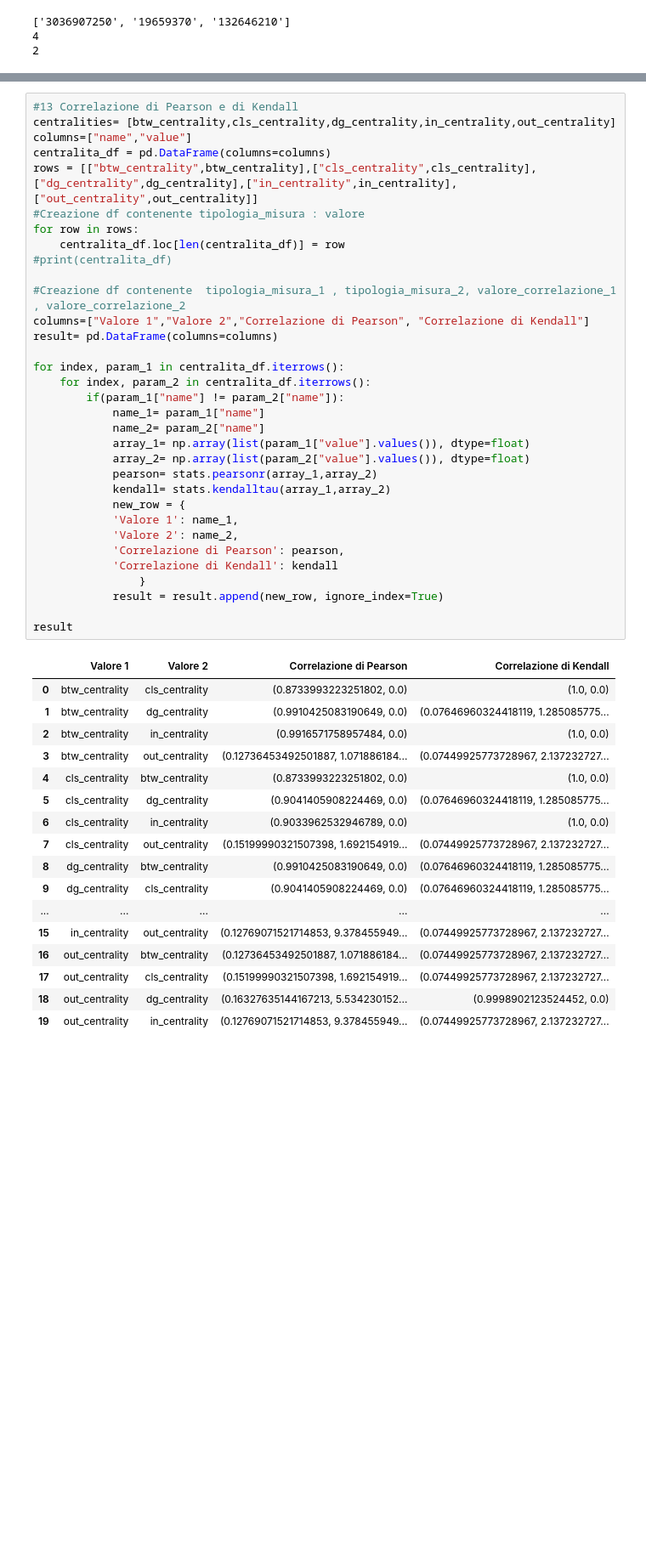
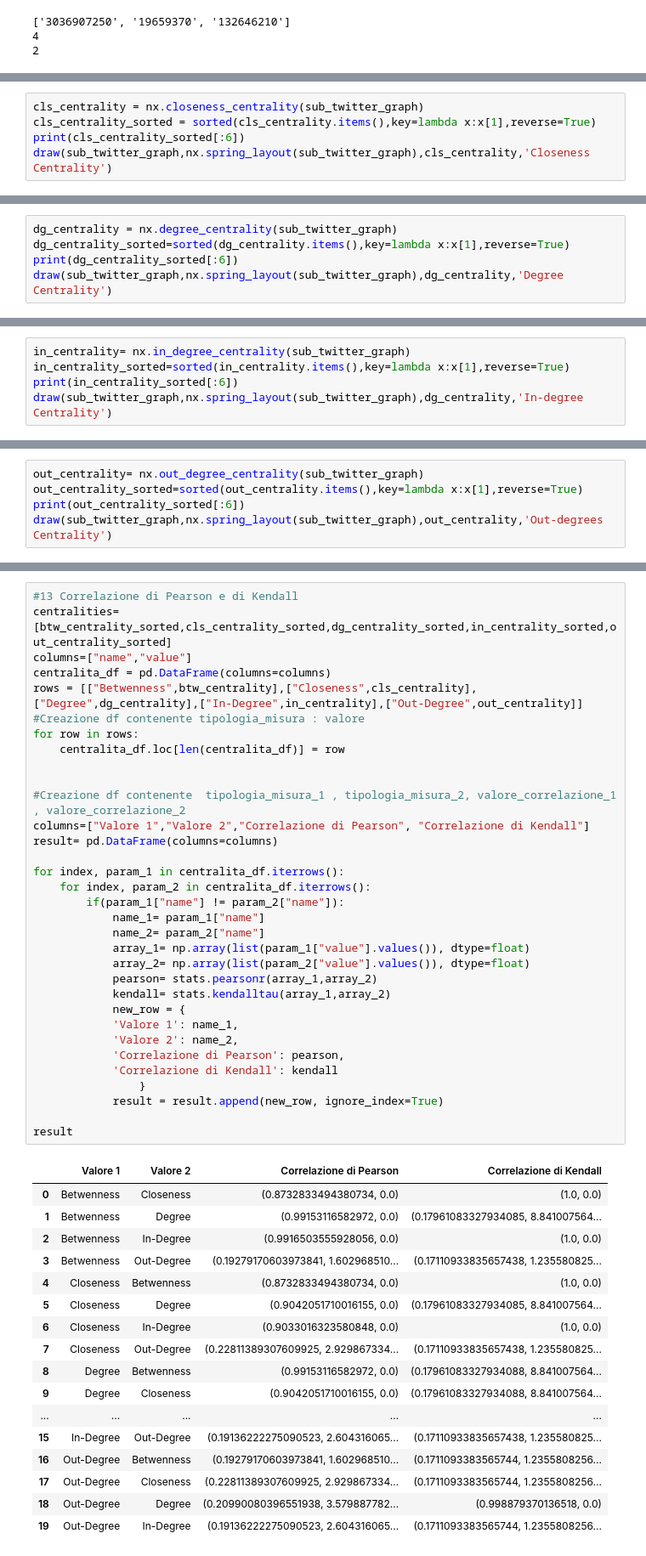
Before and after one commit to frarzo/SocialComputing2020, a Jupyter notebook: SC_progetto.ipynb, the cells around one changed output, grey strips where cells are left out. Shown at 85% size. Drawn from its saved outputs; the diff is of its cells as text; blank space fills up the shorter version.

```diff
--- a/SC_progetto.ipynb
+++ b/SC_progetto.ipynb
@@ -467,0 +392,5 @@ print(clique.max_clique(sub_graph_KevinRoitero))
+# %%
+cls_centrality = nx.closeness_centrality(sub_twitter_graph)
+cls_centrality_sorted = sorted(cls_centrality.items(),key=lambda x:x[1],reverse=True)
+print(cls_centrality_sorted[:6])
+draw(sub_twitter_graph,nx.spring_layout(sub_twitter_graph),cls_centrality,'Closeness Centrality')
@@ -467,0 +400,5 @@ print(clique.max_clique(sub_graph_KevinRoitero))
+# %%
+dg_centrality = nx.degree_centrality(sub_twitter_graph)
+dg_centrality_sorted=sorted(dg_centrality.items(),key=lambda x:x[1],reverse=True)
+print(dg_centrality_sorted[:6])
+draw(sub_twitter_graph,nx.spring_layout(sub_twitter_graph),dg_centrality,'Degree Centrality')
@@ -467,0 +408,5 @@ print(clique.max_clique(sub_graph_KevinRoitero))
+# %%
+in_centrality= nx.in_degree_centrality(sub_twitter_graph)
+in_centrality_sorted=sorted(in_centrality.items(),key=lambda x:x[1],reverse=True)
+print(in_centrality_sorted[:6])
+draw(sub_twitter_graph,nx.spring_layout(sub_twitter_graph),dg_centrality,'In-degree Centrality')
@@ -467,0 +416,5 @@ print(clique.max_clique(sub_graph_KevinRoitero))
+# %%
+out_centrality= nx.out_degree_centrality(sub_twitter_graph)
+out_centrality_sorted=sorted(out_centrality.items(),key=lambda x:x[1],reverse=True)
+print(out_centrality_sorted[:6])
+draw(sub_twitter_graph,nx.spring_layout(sub_twitter_graph),out_centrality,'Out-degrees Centrality')
@@ -480,51 +493,51 @@ print(sigma)
 # %%
 #13 Correlazione di Pearson e di Kendall
-centralities= [btw_centrality,cls_centrality,dg_centrality,in_centrality,out_centrality]
+centralities= [btw_centrality_sorted,cls_centrality_sorted,dg_centrality_sorted,in_centrality_sorted,out_centrality_sorted]
 columns=["name","value"]
 centralita_df = pd.DataFrame(columns=columns)
-rows = [["btw_centrality",btw_centrality],["cls_centrality",cls_centrality],["dg_centrality",dg_centrality],["in_centrality",in_centrality],["out_centrality",out_centrality]]
+rows = [["Betwenness",btw_centrality],["Closeness",cls_centrality],["Degree",dg_centrality],["In-Degree",in_centrality],["Out-Degree",out_centrality]]
 #Creazione df contenente tipologia_misura : valore
 for row in rows:
     centralita_df.loc[len(centralita_df)] = row
-#print(centralita_df)
+
 
 #Creazione df contenente  tipologia_misura_1 , tipologia_misura_2, valore_correlazione_1 , valore_correlazione_2
 columns=["Valore 1","Valore 2","Correlazione di Pearson", "Correlazione di Kendall"]
 result= pd.DataFrame(columns=columns)
 
 for index, param_1 in centralita_df.iterrows():
     for index, param_2 in centralita_df.iterrows():
         if(param_1["name"] != param_2["name"]):
             name_1= param_1["name"]
             name_2= param_2["name"]
             array_1= np.array(list(param_1["value"].values()), dtype=float)
             array_2= np.array(list(param_2["value"].values()), dtype=float)
             pearson= stats.pearsonr(array_1,array_2)
             kendall= stats.kendalltau(array_1,array_2)
             new_row = {
             'Valore 1': name_1,
             'Valore 2': name_2,
             'Correlazione di Pearson': pearson,
             'Correlazione di Kendall': kendall
                 }
             result = result.append(new_row, ignore_index=True)
 
 result
 # %% [output]
 |  | Valore 1 | Valore 2 | Correlazione di Pearson | Correlazione di Kendall |
-| 0 | btw_centrality | cls_centrality | (0.8733993223251802, 0.0) | (1.0, 0.0) |
-| 1 | btw_centrality | dg_centrality | (0.9910425083190649, 0.0) | (0.07646960324418119, 1.285085775... |
-| 2 | btw_centrality | in_centrality | (0.9916571758957484, 0.0) | (1.0, 0.0) |
-| 3 | btw_centrality | out_centrality | (0.12736453492501887, 1.071886184... | (0.07449925773728967, 2.137232727... |
-| 4 | cls_centrality | btw_centrality | (0.8733993223251802, 0.0) | (1.0, 0.0) |
-| 5 | cls_centrality | dg_centrality | (0.9041405908224469, 0.0) | (0.07646960324418119, 1.285085775... |
-| 6 | cls_centrality | in_centrality | (0.9033962532946789, 0.0) | (1.0, 0.0) |
-| 7 | cls_centrality | out_centrality | (0.15199990321507398, 1.692154919... | (0.07449925773728967, 2.137232727... |
-| 8 | dg_centrality | btw_centrality | (0.9910425083190649, 0.0) | (0.07646960324418119, 1.285085775... |
-| 9 | dg_centrality | cls_centrality | (0.9041405908224469, 0.0) | (0.07646960324418119, 1.285085775... |
+| 0 | Betwenness | Closeness | (0.8732833494380734, 0.0) | (1.0, 0.0) |
+| 1 | Betwenness | Degree | (0.99153116582972, 0.0) | (0.17961083327934085, 8.841007564... |
+| 2 | Betwenness | In-Degree | (0.9916503555928056, 0.0) | (1.0, 0.0) |
+| 3 | Betwenness | Out-Degree | (0.19279170603973841, 1.602968510... | (0.17110933835657438, 1.235580825... |
+| 4 | Closeness | Betwenness | (0.8732833494380734, 0.0) | (1.0, 0.0) |
+| 5 | Closeness | Degree | (0.9042051710016155, 0.0) | (0.17961083327934085, 8.841007564... |
+| 6 | Closeness | In-Degree | (0.9033016323580848, 0.0) | (1.0, 0.0) |
+| 7 | Closeness | Out-Degree | (0.22811389307609925, 2.929867334... | (0.17110933835657438, 1.235580825... |
+| 8 | Degree | Betwenness | (0.99153116582972, 0.0) | (0.17961083327934088, 8.841007564... |
+| 9 | Degree | Closeness | (0.9042051710016155, 0.0) | (0.17961083327934088, 8.841007564... |
 | ... | ... | ... | ... | ... |
-| 15 | in_centrality | out_centrality | (0.12769071521714853, 9.378455949... | (0.07449925773728967, 2.137232727... |
-| 16 | out_centrality | btw_centrality | (0.12736453492501887, 1.071886184... | (0.07449925773728967, 2.137232727... |
-| 17 | out_centrality | cls_centrality | (0.15199990321507398, 1.692154919... | (0.07449925773728967, 2.137232727... |
-| 18 | out_centrality | dg_centrality | (0.16327635144167213, 5.534230152... | (0.9998902123524452, 0.0) |
-| 19 | out_centrality | in_centrality | (0.12769071521714853, 9.378455949... | (0.07449925773728967, 2.137232727... |
+| 15 | In-Degree | Out-Degree | (0.19136222275090523, 2.604316065... | (0.17110933835657438, 1.235580825... |
+| 16 | Out-Degree | Betwenness | (0.19279170603973841, 1.602968510... | (0.1711093383565744, 1.2355808256... |
+| 17 | Out-Degree | Closeness | (0.22811389307609925, 2.929867334... | (0.1711093383565744, 1.2355808256... |
+| 18 | Out-Degree | Degree | (0.20990080396551938, 3.579887782... | (0.998879370136518, 0.0) |
+| 19 | Out-Degree | In-Degree | (0.19136222275090523, 2.604316065... | (0.1711093383565744, 1.2355808256... |
```
Also changed, not shown: parts of 20 cells of this notebook, 35 other files.
